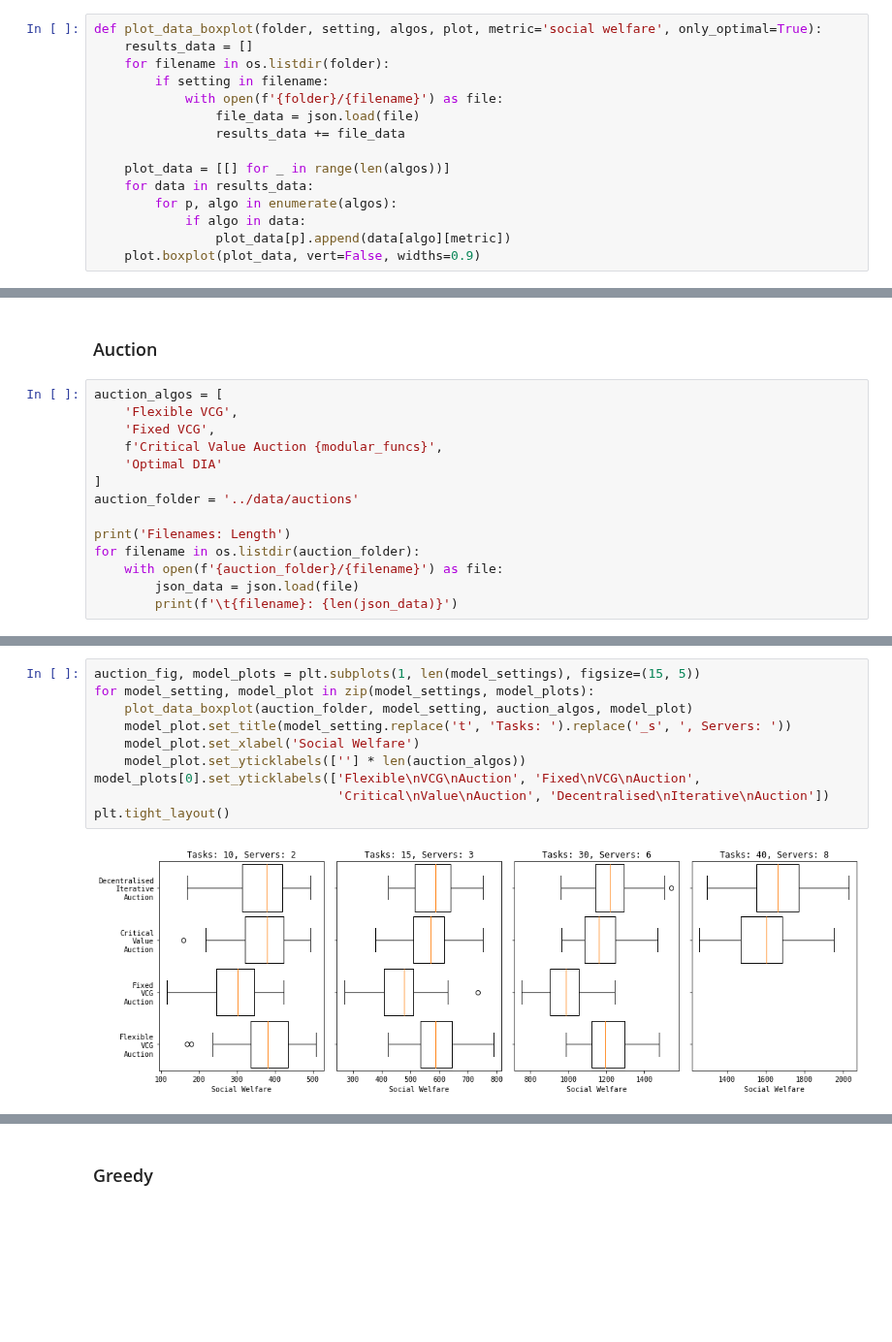
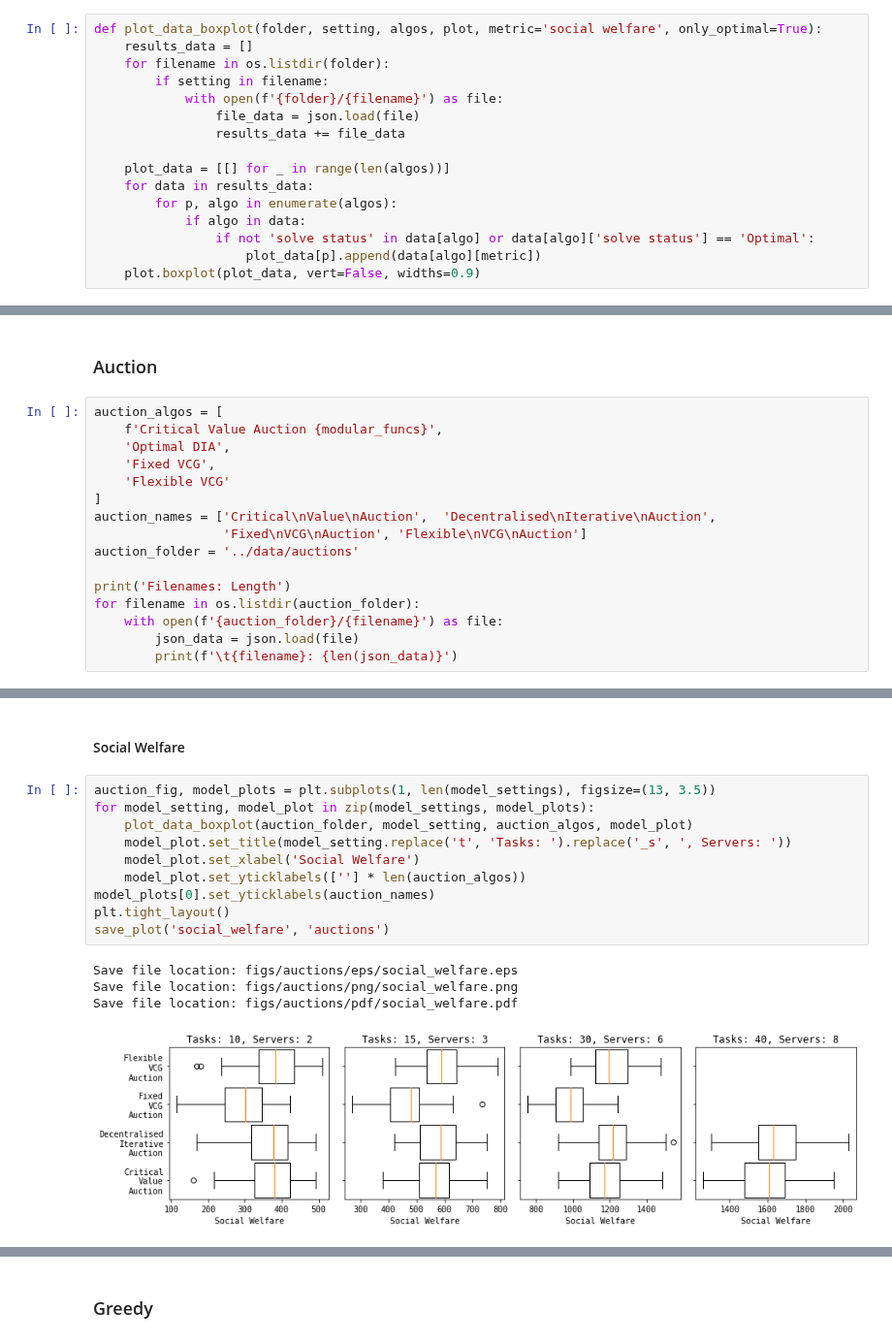
Before and after one commit to pseudo-rnd-thoughts/Elastic-Resource-Allocation, a Jupyter notebook: analysis/algorithms.ipynb, the cells around one changed output, grey strips where cells are left out. Shown at 97% size. Saved outputs shown, nothing was run; the diff lists cells and outputs as text; blank space fills up the shorter version.

```diff
--- a/analysis/algorithms.ipynb
+++ b/analysis/algorithms.ipynb
@@ -38,7 +38,8 @@ def plot_data_boxplot(folder, setting, algos, plot, metric='social welfare', onl
     for data in results_data:
         for p, algo in enumerate(algos):
             if algo in data:
-                plot_data[p].append(data[algo][metric])
+                if not 'solve status' in data[algo] or data[algo]['solve status'] == 'Optimal':
+                    plot_data[p].append(data[algo][metric])
     plot.boxplot(plot_data, vert=False, widths=0.9)
 # %%
 def plot_data_optimal(folder, setting, algos, plot, optimal, metric='social welfare'):
@@ -59,11 +61,13 @@ def plot_data_optimal(folder, setting, algos, plot, optimal, metric='social welf
 ### Auction
 # %%
 auction_algos = [
-    'Flexible VCG',
+    f'Critical Value Auction {modular_funcs}',
+    'Optimal DIA',
     'Fixed VCG',
-    f'Critical Value Auction {modular_funcs}',
-    'Optimal DIA'
+    'Flexible VCG'
 ]
+auction_names = ['Critical\nValue\nAuction',  'Decentralised\nIterative\nAuction',
+                 'Fixed\nVCG\nAuction', 'Flexible\nVCG\nAuction']
 auction_folder = '../data/auctions'
 
 print('Filenames: Length')
@@ -83,12 +90,17 @@ Filenames: Length
+# %% [markdown]
+#### Social Welfare
 # %%
-auction_fig, model_plots = plt.subplots(1, len(model_settings), figsize=(15, 5))
+auction_fig, model_plots = plt.subplots(1, len(model_settings), figsize=(13, 3.5))
 for model_setting, model_plot in zip(model_settings, model_plots):
     plot_data_boxplot(auction_folder, model_setting, auction_algos, model_plot)
     model_plot.set_title(model_setting.replace('t', 'Tasks: ').replace('_s', ', Servers: '))
     model_plot.set_xlabel('Social Welfare')
     model_plot.set_yticklabels([''] * len(auction_algos))
-model_plots[0].set_yticklabels(['Flexible\nVCG\nAuction', 'Fixed\nVCG\nAuction',
-                                'Critical\nValue\nAuction', 'Decentralised\nIterative\nAuction'])
+model_plots[0].set_yticklabels(auction_names)
 plt.tight_layout()
+save_plot('social_welfare', 'auctions')
 # %% [output]
+Save file location: figs/auctions/eps/social_welfare.eps
+Save file location: figs/auctions/png/social_welfare.png
+Save file location: figs/auctions/pdf/social_welfare.pdf
-[figure, old version]
+[figure, new version]
```
Also changed, not shown: parts of 11 cells of this notebook, 3 other files.
